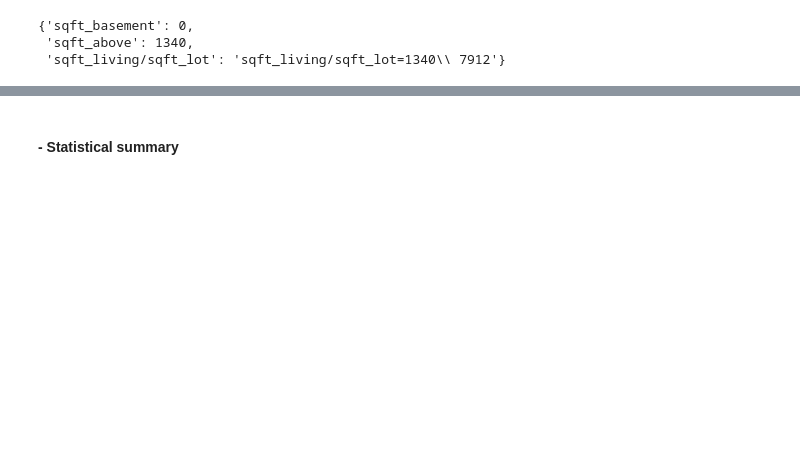
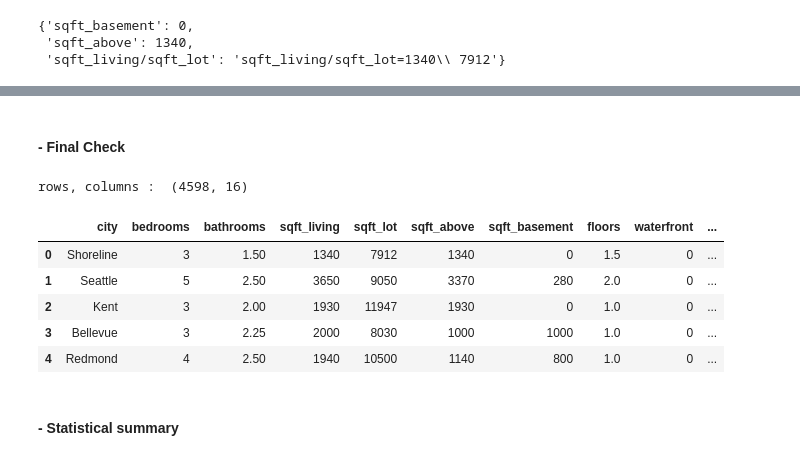
Before and after one commit to Divyam199/house_price_prediction, a Jupyter notebook: house_price_prediction.ipynb, the cells around one changed output, grey strips where cells are left out. Drawn from its saved outputs; the diff is of its cells as text; code cells hidden in the pictures; blank space fills up the shorter version.

```diff
--- a/house_price_prediction.ipynb
+++ b/house_price_prediction.ipynb
@@ -136,0 +198,2 @@ df["area"].iloc[0]
+# %%
+df["date"] = pd.to_datetime(df["date"].str[:8], format="%Y%m%d", errors="coerce")
@@ -136,0 +202,3 @@ df["area"].iloc[0]
+# %%
+df["city"] = df["address"].str.split(",").str[1].str.strip()
+df = df.drop(columns=["address"])
@@ -136,0 +207,4 @@ df["area"].iloc[0]
+# %%
+missing = df.isnull().sum()
+print(missing[missing > 0])
+df = df.dropna(subset=["date"]) # Dropping the Nat dates (2 rows``)
@@ -136,0 +216,3 @@ df["area"].iloc[0]
+# %%
+print("Duplicates:", df.duplicated().sum())
+df = df.drop_duplicates()
@@ -137,2 +243,19 @@ df["area"].iloc[0]
+# %% [markdown]
+#### - Final Check
+# %%
+print("rows, columns : ",df.shape)
+df = df[["city", "bedrooms", "bathrooms", "sqft_living", "sqft_lot",
+         "sqft_above", "sqft_basement", "floors", "waterfront", "view",
+         "condition", "yr_built", "yr_renovated", "was_renovated",
+         "date", "price"]] # rearranging columns
+df.head()
+# %% [output]
+rows, columns :  (4598, 16)
+|  | city | bedrooms | bathrooms | sqft_living | sqft_lot | sqft_above | sqft_basement | floors | waterfront | ... |
+| 0 | Shoreline | 3 | 1.50 | 1340 | 7912 | 1340 | 0 | 1.5 | 0 | ... |
+| 1 | Seattle | 5 | 2.50 | 3650 | 9050 | 3370 | 280 | 2.0 | 0 | ... |
+| 2 | Kent | 3 | 2.00 | 1930 | 11947 | 1930 | 0 | 1.0 | 0 | ... |
+| 3 | Bellevue | 3 | 2.25 | 2000 | 8030 | 1000 | 1000 | 1.0 | 0 | ... |
+| 4 | Redmond | 4 | 2.50 | 1940 | 10500 | 1140 | 800 | 1.0 | 0 | ... |
 # %% [markdown]
 #### - Statistical summary
```
Also changed, not shown: parts of 19 cells of this notebook, 2 other files.
